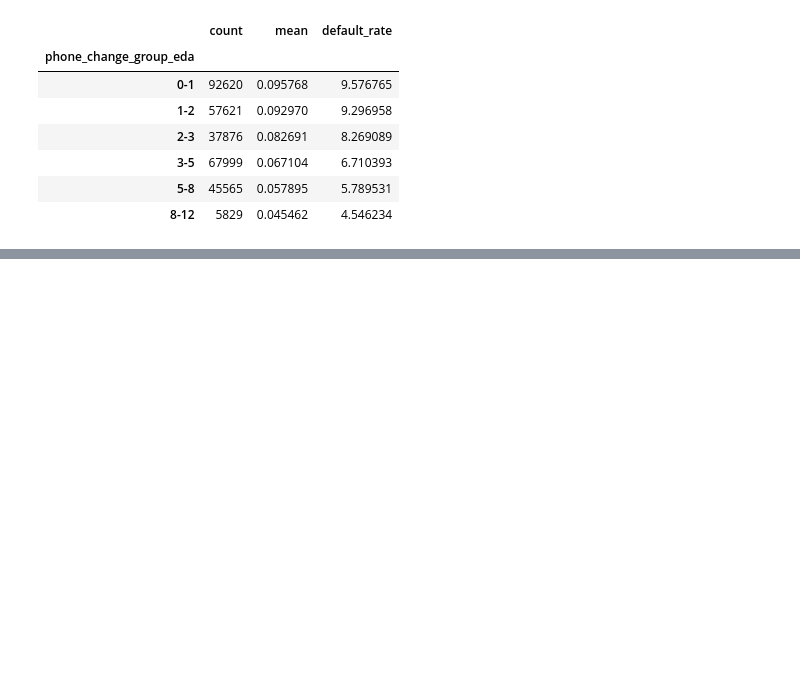
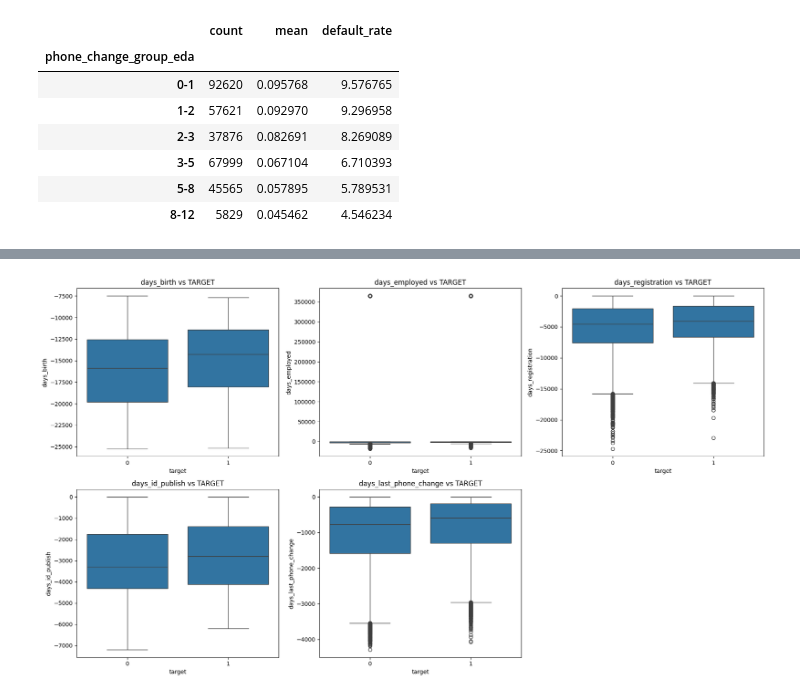
Before and after one commit to Roxy099/data_science_project, a Jupyter notebook: notebooks/baseline_model.ipynb, the cells around one changed output, grey strips where cells are left out. Cells and saved outputs as stored; diff of their text form; code cells hidden in the pictures; blank space fills up the shorter version.

```diff
--- a/notebooks/baseline_model.ipynb
+++ b/notebooks/baseline_model.ipynb
@@ -1675,0 +1742,24 @@ phone_change_summary
+# %%
+
+
+fig, axes = plt.subplots(2, 3, figsize=(18, 10))
+
+for ax, feature in zip(axes.flat, days_related_features):
+    sns.boxplot(
+        data=application_df,
+        x='target',
+        y=feature,
+        ax=ax
+    )
+
+    ax.set_title(f'{feature} vs TARGET')
+    ax.set_xlabel('target')
+    ax.set_ylabel(feature)
+
+# Hide unused subplot
+axes.flat[-1].set_visible(False)
+
+plt.tight_layout()
+plt.show()
+# %% [output]
+[figure, added]
```
Also changed, not shown: parts of 14 cells of this notebook.
